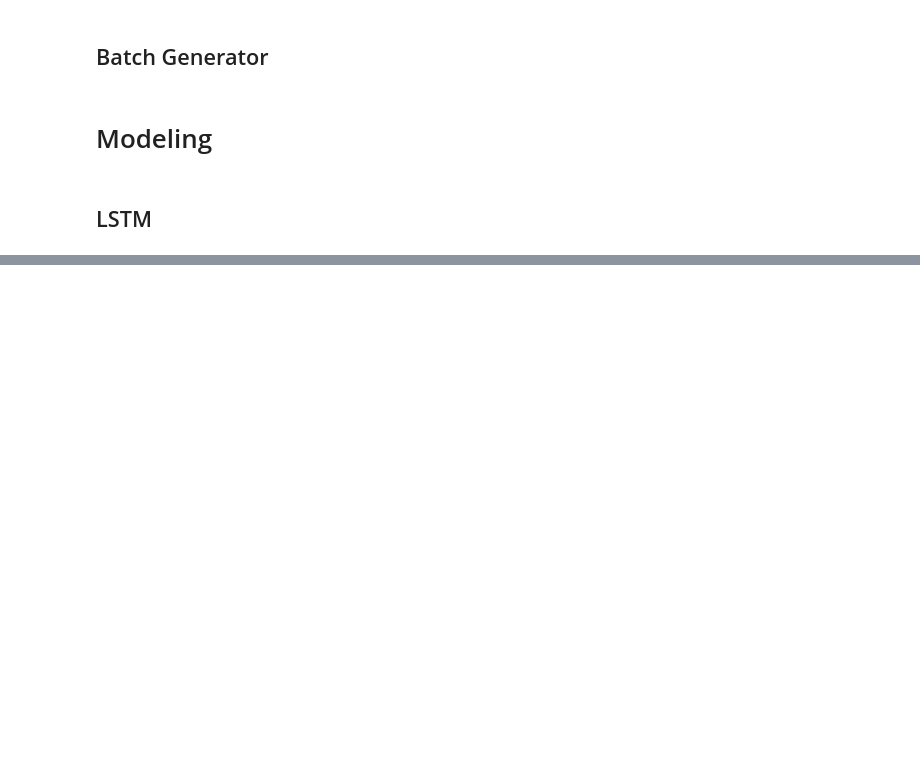
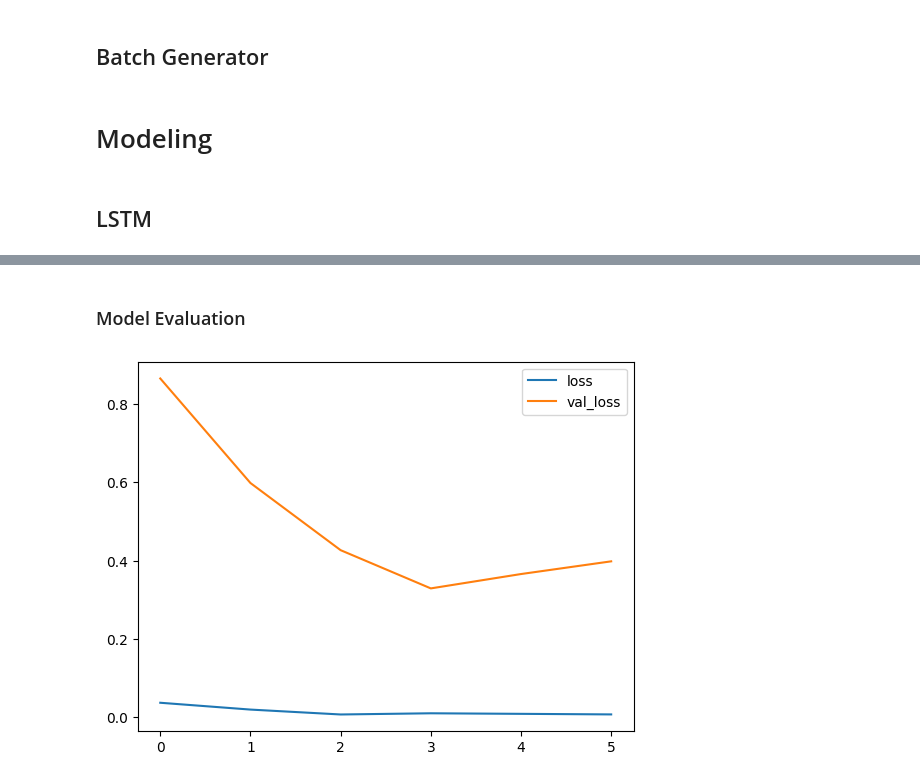
Before and after one commit to Volscente/cheat_sheets, a Jupyter notebook: machine_learning/TensorFlow/rnn_sales.ipynb, the cells around one changed output, grey strips where cells are left out. Cells and saved outputs as stored; diff of their text form; code cells hidden in the pictures; blank space fills up the shorter version.

Commit message:
TF - RNN plot loss

```diff
--- a/machine_learning/TensorFlow/rnn_sales.ipynb
+++ b/machine_learning/TensorFlow/rnn_sales.ipynb
@@ -148,0 +151,8 @@ Epoch 5/20
+# %% [markdown]
+### Model Evaluation
+# %%
+# Plot loss
+pd.DataFrame(model.history.history).plot()
+plt.show()
+# %% [output]
+[figure, added]
```
Also changed, not shown: parts of 6 cells of this notebook.
